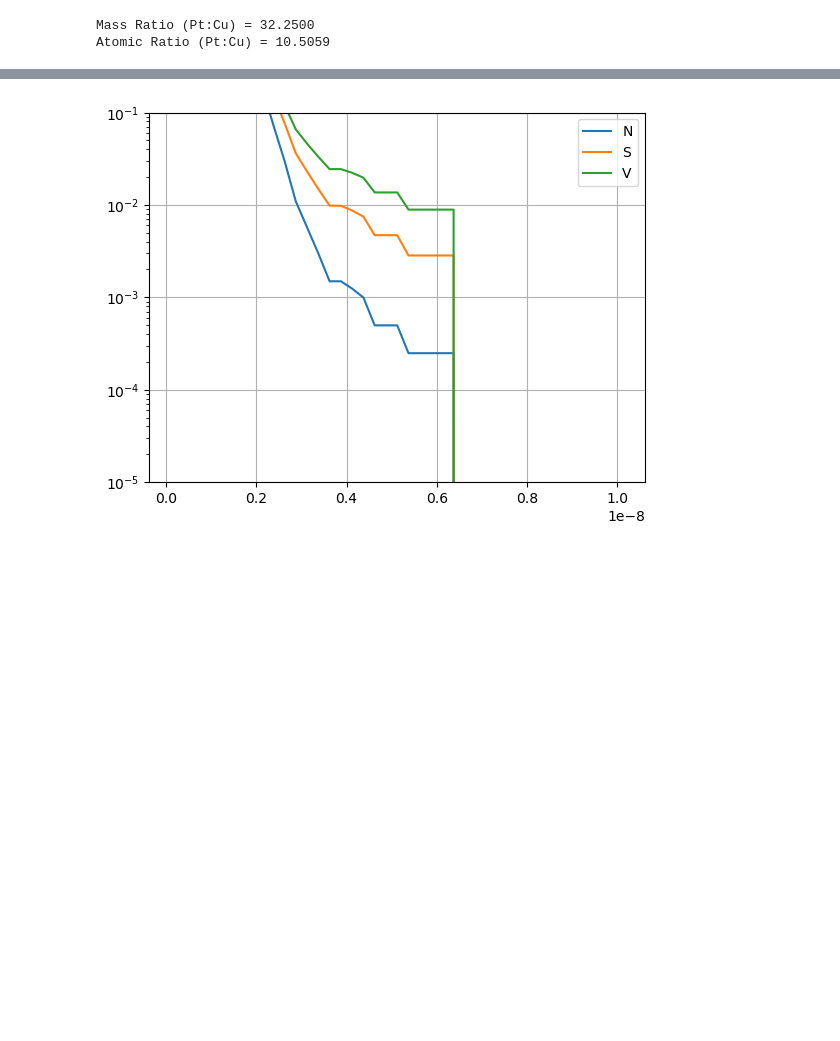
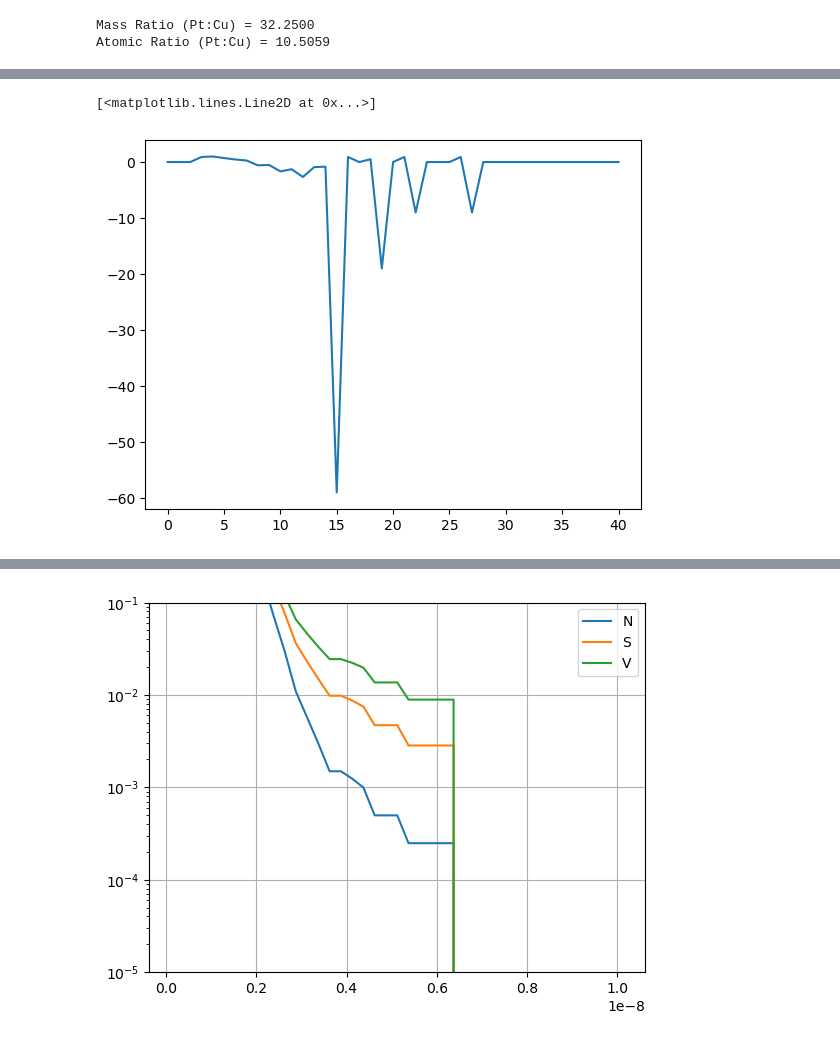
Before and after one commit to MatejPrijatelj/morelife_gen3_fit, a Jupyter notebook: importg3c.ipynb, the cells around one changed output, grey strips where cells are left out. Cells and saved outputs as stored; diff of their text form; code cells hidden in the pictures; blank space fills up the shorter version.

```diff
--- a/importg3c.ipynb
+++ b/importg3c.ipynb
@@ -250,0 +357,12 @@ print(atomic_ratio)
+# %%
+h1=np.diff(hist_fix)
+h2=np.diff(h1)
+h3=np.diff(h2)
+
+
+#plt.plot(h1)
+plt.plot(np.pad(h1, (1,0 ), mode='constant', constant_values=0)/hist_fix)
+#plt.plot(h3)
+# %% [output]
+[<matplotlib.lines.Line2D at 0x...>]
+[figure, added]
```
Also changed, not shown: parts of 10 cells of this notebook, 1 other file.
